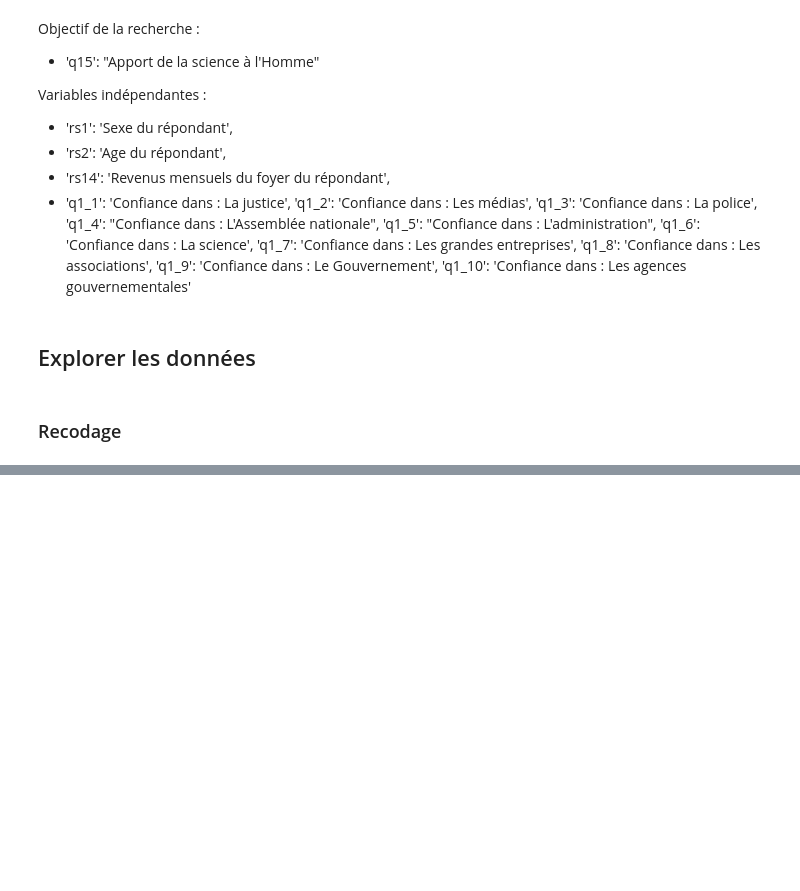
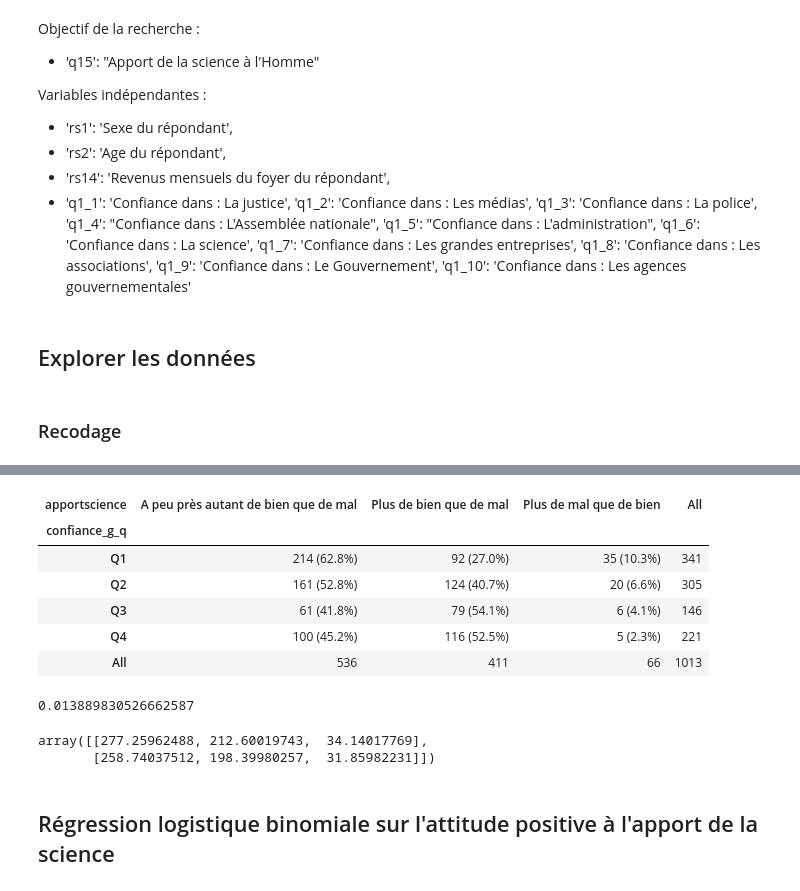
Before and after one commit to pyshs/Formation-UNIL-2021-printemps, a Jupyter notebook: Réanalyse d'image de la science 2011.ipynb, the cells around one changed output, grey strips where cells are left out. Drawn from its saved outputs; the diff is of its cells as text; code cells hidden in the pictures; blank space fills up the shorter version.

```diff
--- a/Réanalyse d'image de la science 2011.ipynb
+++ b/Réanalyse d'image de la science 2011.ipynb
@@ -123,0 +201,5 @@ Name: apportscience, Length: 1027, dtype: object
+# %%
+data["confiance_g_q"] = pd.qcut(data["confiance_g"],[0,0.25,0.5,0.75,1],["Q1","Q2","Q3",'Q4'])
+# %%
+data["age_reco"] = pd.cut(data["rs2"],[0,35,55,65,100],
+       labels = ["[0-34]","[35-54]","[55-64]","[65-+]"])
@@ -123,0 +224,10 @@ Name: apportscience, Length: 1027, dtype: object
+# %%
+dic = {}
+for i in range(1,10):
+    if i <= 3:
+        dic[i] = "Moins de 1200"
+    elif i <=6:
+        dic[i] = "De 1200 à 3000"
+    else:
+        dic[i] = "Plus de 3000"
+dic
@@ -123,0 +244,2 @@ Name: apportscience, Length: 1027, dtype: object
+# %%
+data["revenus"] = data["rs14"].replace(dic)
@@ -123,0 +268,10 @@ Name: apportscience, Length: 1027, dtype: object
+# %%
+pyshs.tableau_croise(data,"confiance_g_q","apportscience")
+# %% [output]
+| apportscience | A peu près autant de bien que de mal | Plus de bien que de mal | Plus de mal que de bien | All |
+| confiance_g_q |  |  |  |  |
+| Q1 | 214 (62.8%) | 92 (27.0%) | 35 (10.3%) | 341 |
+| Q2 | 161 (52.8%) | 124 (40.7%) | 20 (6.6%) | 305 |
+| Q3 | 61 (41.8%) | 79 (54.1%) | 6 (4.1%) | 146 |
+| Q4 | 100 (45.2%) | 116 (52.5%) | 5 (2.3%) | 221 |
+| All | 536 | 411 | 66 | 1013 |
@@ -123,0 +280,13 @@ Name: apportscience, Length: 1027, dtype: object
+# %%
+tableau = pd.crosstab(data["sexe"],data["apportscience"])
+chi2,p,dof,ex_tableau = chi2_contingency(tableau)
+print(p)
+# %% [output]
+0.013889830526662587
+# %%
+ex_tableau
+# %% [output]
+array([[277.25962488, 212.60019743,  34.14017769],
+       [258.74037512, 198.39980257,  31.85982231]])
+# %% [markdown]
+## Régression logistique binomiale sur l'attitude positive à l'apport de la science
```
Also changed, not shown: parts of 29 cells of this notebook, 1 other file.
